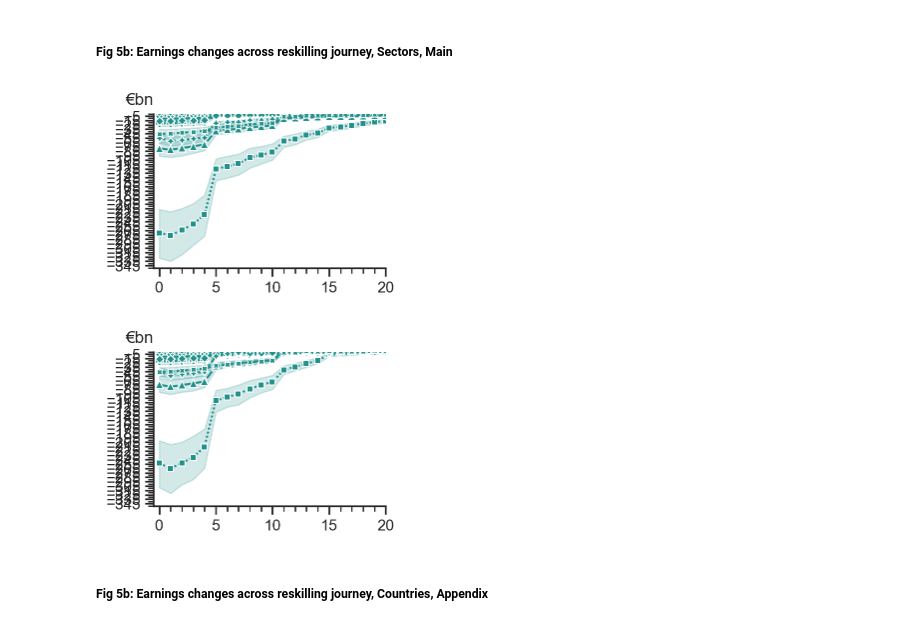
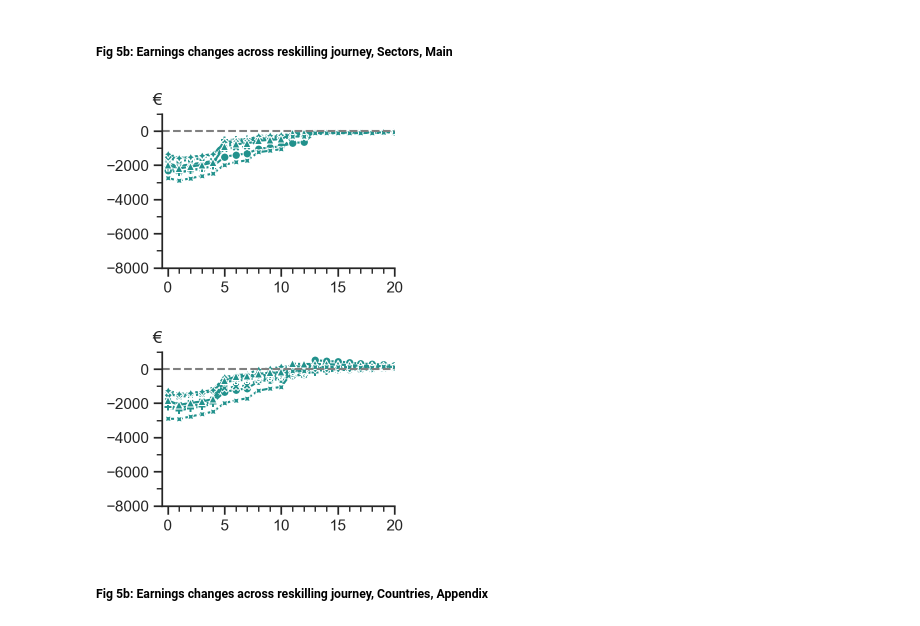
Before and after one commit to derpyninja/re4gt, a Jupyter notebook: notebooks/new/17-fz-visualise-reskilling-simulations.ipynb, the cells around one changed output. Saved outputs shown, nothing was run; the diff lists cells and outputs as text; code cells hidden in the pictures.

Commit message:
implemented reskilling journey simulation and visualisation of results

```diff
--- a/notebooks/new/17-fz-visualise-reskilling-simulations.ipynb
+++ b/notebooks/new/17-fz-visualise-reskilling-simulations.ipynb
@@ -95,7 +95,7 @@ overwrite_model_results = True
 # -----------------------------------------------------------------------
 
 # names and paths
-folder_name = "reskilling_final_thresh-{threshold}"
+folder_name = "reskilling_final_thresh-{threshold}-v2"
 fmt_string = "{reskilling_mode}_wage-opt_{regional_constraint}_{year}"
 output_dir = os.path.join(useful_paths.data_processed, "eulfs", "reskilling_model_results")
 fname = "model_data_tidy_{}_{}".format(year, threshold)
@@ -748,30 +842,37 @@ style = "COUNTRYW"  # "NACE1D"
 size = None
 
 # styling
-hue_order = ["reskill-optimal"]
+hue_order_main = ["reskill-optimal"]
 palette = "viridis"
 figsize=(3, 2)
 
 # apply regional constraint?
 for reg_constraint in regional_constraints:
+
+    data = df_tidy_long_transitions.loc[
+        (df_tidy_long_transitions["regional_constraint"] == reg_constraint) &
+        (df_tidy_long_transitions[hue].isin(hue_order_main))
+    ]
+
     # lineplot
     fig, ax = plt.subplots(figsize=figsize)
     sns.lineplot(
-        data=data_transitions.loc[(data_transitions["regional_constraint"] == reg_constraint) & (data_transitions[hue].isin(hue_order))],
+        data=data,
         x=x,
         y=y,
         hue=hue,
-        hue_order=hue_order,
+        hue_order=hue_order_main,
         style=style,
         size=size,
         dashes=True,
         markers=True,
         estimator=estimator,
         errorbar=None,
+        n_boot=n_boot,
         palette=palette,
         seed=seed,
         ax=ax,
-        legend=False
+        legend=False,
     )
 
     # axes limits and ticks
@@ -800,7 +901,7 @@ for reg_constraint in regional_constraints:
     plt.savefig(
         os.path.join(
             results_dir,
-            "{}_{}_by_{}_and_{}_{}_main.png".format(job_pool, y, hue, style, reg_constraint),
+            "{}_{}_by_{}_and_{}_{}_{}.png".format(job_pool, y, hue, style, reg_constraint, errorbar),
         ),
         bbox_inches="tight",
         dpi=300,
@@ -1040,66 +1082,72 @@ for reg_constraint in regional_constraints:
 ##### Fig 5b: Earnings changes across reskilling journey, Sectors, Main
 # %%
 x = "reskilling_step"
-y = "earnings_delta_abs_bio"  # "earnings_delta_closest_switch_sum_mio"
+y = "earnings_delta_rel"  # "earnings_delta_closest_switch_sum_mio"
 hue = "reskilling_mode"
 style = "NACE1D_label_short"
-hue_order = ["reskill-optimal"]
+hue_order_main = ["reskill-optimal"]
 palette = "viridis"
 figsize=(3, 2)
 
 # apply regional constraint?
 for reg_constraint in regional_constraints:
+
+    data = df_tidy_long_earnings_merged.loc[
+        (df_tidy_long_earnings_merged["regional_constraint"] == reg_constraint) &
+        (df_tidy_long_earnings_merged[hue].isin(hue_order_main))
+    ]
+
     # lineplot
     fig, ax = plt.subplots(figsize=figsize)
     sns.lineplot(
-        data=data_earnings.loc[(data_earnings[hue].isin(hue_order)) & (data_earnings["regional_constraint"] == reg_constraint)],
+        data=data,
         x=x,
         y=y,
         hue=hue,
         style=style,
-        hue_order=hue_order,
-        estimator=np.sum,
+        hue_order=hue_order_main,
+        estimator=estimator,
+        errorbar=None,
+        n_boot=n_boot,
         markers=True,
         palette=palette,
         ax=ax,
         legend=False
     )
 
+    # annotate units to y-axis
+    ax.annotate(yax_title_earnings, xy=(0, yax_title_scaling_earnings), xytext=(0, yax_title_scaling_earnings), xycoords="axes fraction", textcoords="offset points", ha="right")
+
     # axes limits and ticks
-    xmin = -.5
+    xmin = 0
     xmax = 20
-    ymin = -350000 / 10**3
-    ymax = 1 / 10**3
+    ax.set_xticks(np.arange(xmin, xmax+1, 5), minor=False)
+    ax.set_xticks(np.arange(xmin, xmax+1, 1), minor=True)
+    ax.set_xlim(-0.5, xmax)
 
-    ax.set_xlim(xmin, xmax)
-    ax.set_ylim(ymin, ymax / 10**3)
-
-    ax.set_xticks(np.arange(0, xmax+1, 5), minor=False)
-    ax.set_xticks(np.arange(0, xmax+1, 1), minor=True)
-    ax.set_yticks(np.arange(ymin, ymax, 10000 / 10**3), minor=True)
-    ax.set_yticks(np.arange(ymin + 5000 / 10**3, ymax, 10000 / 10**3), major=True)
-
-    # annotate units to y-axis
-    ax.annotate(yax_title_earnings_bio, xy=(0, yax_title_scaling_earnings), xytext=(0, yax_title_scaling_earnings), xycoords="axes fraction", textcoords="offset points", ha="right")
+    ymin = -8000
+    ymax = 1000 if reg_constraint == "regC" else 1000
+    ax.set_ylim(ymin, ymax)
+    ax.set_yticks(np.arange(ymin, ymax+1, 1000), minor=True)
 
     # styling
-    #ax.axhline(0, linestyle="--", color="grey")
+    ax.axhline(0, linestyle="--", color="grey")
     ax.set_xlabel(None)
     ax.set_ylabel(None)
     sns.despine()
 
     # save
     plt.savefig(
         os.path.join(
             results_dir,
-            "{}_{}_by_{}_and_{}_{}_main.png".format(job_pool, y, hue, style, reg_constraint),
+            "{}_{}_by_{}_and_{}_{}_{}_main.png".format(job_pool, y, hue, style, reg_constraint, errorbar),
         ),
         bbox_inches="tight",
         dpi=300,
     )
 # %% [output]
-[figure, old version]
+[figure, new version]
-[figure, old version]
+[figure, new version]
 # %% [markdown]
 ##### Fig 5b: Earnings changes across reskilling journey, Countries, Appendix
 # %%
```
Also changed, not shown: parts of 38 cells of this notebook, 3 other files.
